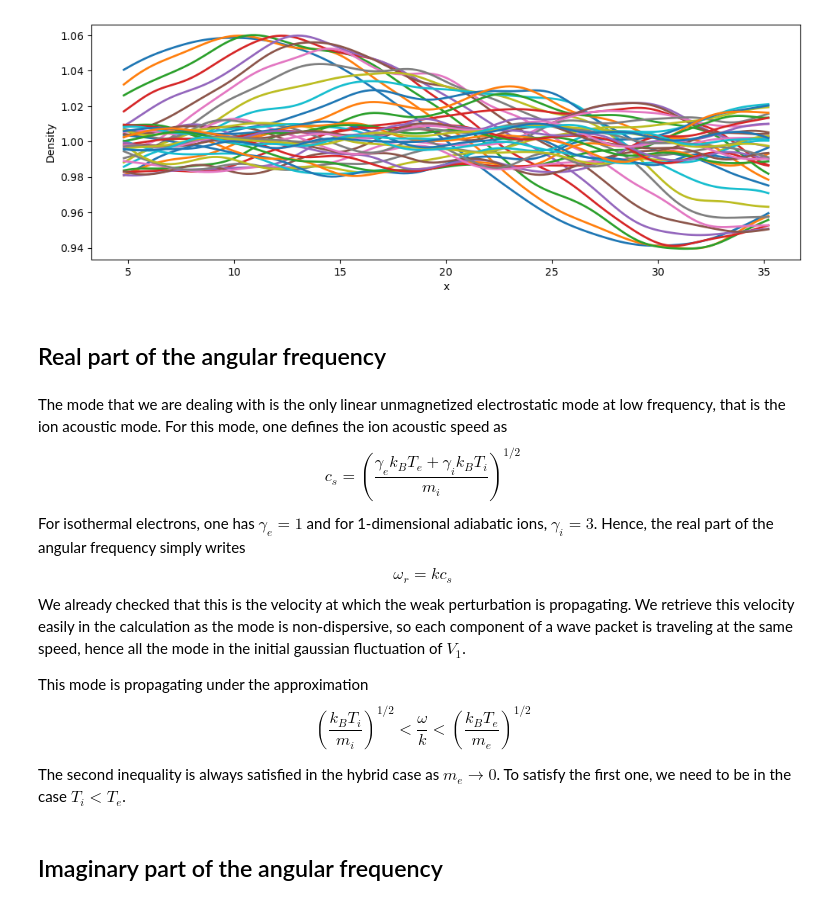
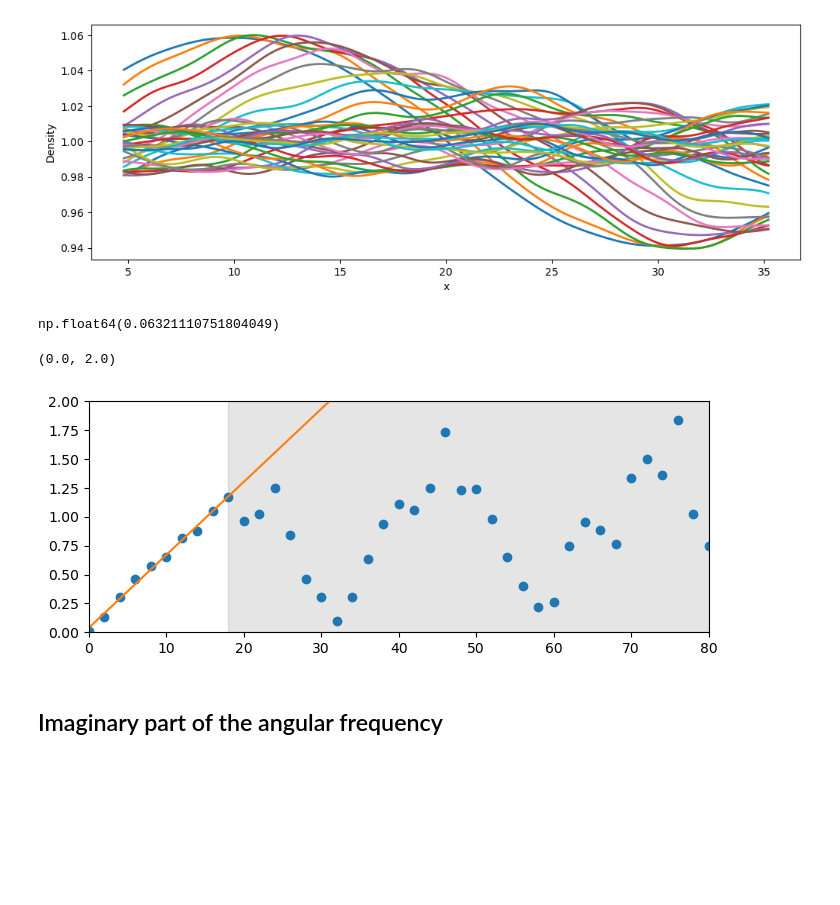
Before and after one commit to rochSmets/farMe, a Jupyter notebook: landau/ld.ipynb, the cells around one changed output. Drawn from its saved outputs; the diff is of its cells as text; code cells hidden in the pictures; blank space fills up the shorter version.

```diff
--- a/landau/ld.ipynb
+++ b/landau/ld.ipynb
@@ -22,7 +42,7 @@ from numpy import polyfit
 # %%
 Ti = 0.1
 Te = 0.2
-run_name = "ld_g"
+run_name = "ld_real"
 # %%
 run_path = os.path.join(work_path, run_name)
 # %%
@@ -44,7 +64,8 @@ if 'EM_E.h5' not in files :
 # %%
 run  = Run(run_path)
 # %%
-times = np.arange(0, 81, 2)
+times = np.arange(0, 16.2, 0.5)  # for real part of omega
+# times = np.arange(0, 81, 2)  # for imaginary part of omega
 # %%
 colors = plt.rcParams['axes.prop_cycle'].by_key()['color']
 # %%
@@ -71,6 +92,7 @@ def sine_func(x, A, B, C, D):
 from scipy.optimize import curve_fit
 
 n1_far = np.zeros(times.shape)
+f1_far = np.zeros(times.shape)
 
 for i, tim in enumerate(times):
     initial_guess = [0.1, 0.157, 0.0, 1.0]
@@ -80,3 +102,4 @@ for i, tim in enumerate(times):
     params, covariance = curve_fit(sine_func, x_, y_, p0=initial_guess)
     A_fit, B_fit, C_fit, D_fit = params
     n1_far[i] = np.fabs(A_fit)
+    f1_far[i] = np.fabs(C_fit)
@@ -96,23 +106,37 @@ n1_fit = exp_func(times, A_fit, B_fit, C_fit)
-# %% [markdown]
-## Real part of the angular frequency
-# %% [markdown]
-The mode that we are dealing with is the only linear unmagnetized electrostatic mode at low frequency, that is the ion acoustic mode. For this mode, one defines the ion acoustic speed as
-$$
-c_s = \left( \frac{\gamma_e k_B T_e + \gamma_i k_B T_i}{m_i} \right)^{1/2}
-$$
-For isothermal electrons, one has $\gamma_e = 1$ and for 1-dimensional adiabatic ions, $\gamma_i = 3$.
-Hence, the real part of the angular frequency simply writes
-$$
-\omega_r = k c_s
-$$
-We already checked that this is the velocity at which the weak perturbation is propagating. We retrieve this velocity easily in the calculation as the mode is non-dispersive, so each component of a wave packet is traveling at the same speed, hence all the mode in the initial gaussian fluctuation of $V_1$.
-
-This mode is propagating under the approximation
-$$
-\left( \frac{k_B T_i}{m_i} \right)^{1/2} < \frac{\omega}{k} < \left( \frac{k_B T_e}{m_e} \right)^{1/2}
-$$
-
-The second inequality is always satisfied in the hybrid case as $m_e \to 0$. To satisfy the first one, we need to be in the case $T_i < T_e$.
+# %%
+def lin_func(x, A, B):
+    return A * x + B
+
+pivot_f = 8
+
+from scipy.optimize import curve_fit
+
+initial_guess = [0.07, 0.0]
+params, covariance = curve_fit(lin_func, times[:pivot_f], f1_far[:pivot_f], p0=initial_guess)
+A_fit, B_fit = params
+
+f1_fit = lin_func(times, A_fit, B_fit)
+# %%
+A_fit
+# %% [output]
+np.float64(0.06321110751804049)
+# %%
+fig, ax = plt.subplots(figsize=(8,3))
+
+ax.axvspan(times[pivot_f+1], times[-1], color='k', alpha=0.10)
+ax.plot(times, f1_far, marker="o", color=colors[0], ls="None")
+ax.plot(times, f1_fit, color=colors[1])
+#
+# ax.text(60, 0.9*np.max(n1_fit), '$\\gamma_{{Landau}}$ : {:.4f}'.format(gamma_landau))
+# ax.text(60, 0.8*np.max(n1_fit), '$\\gamma_{{PHARE}}$ : {:.4f}'.format(gamma_num))
+#
+ax.set_xlim([0, 80])
+ax.set_ylim([0.0, 2.0])
+# ax.set_xlabel('Time')
+# ax.set_ylabel('$N_1$ amplitude')
+# %% [output]
+(0.0, 2.0)
+[figure, added]
 # %% [markdown]
 ## Imaginary part of the angular frequency
 # %% [markdown]
```
Also changed, not shown: parts of 9 cells of this notebook, 2 other files.
